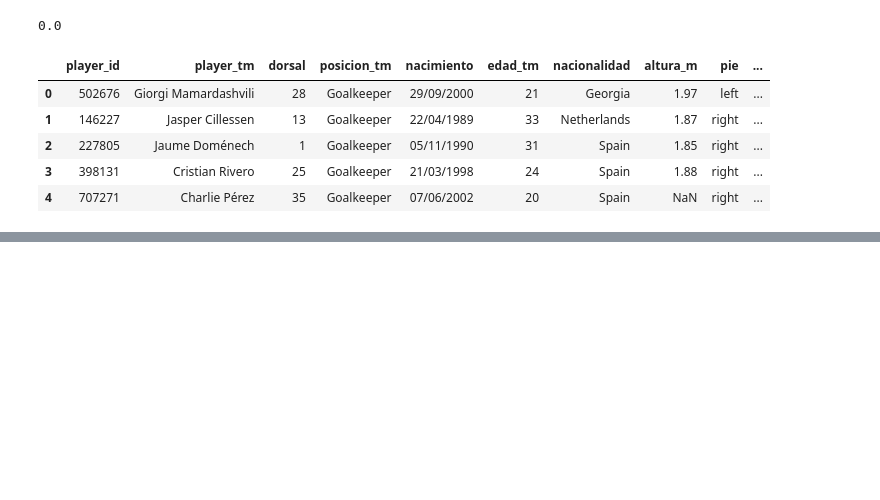
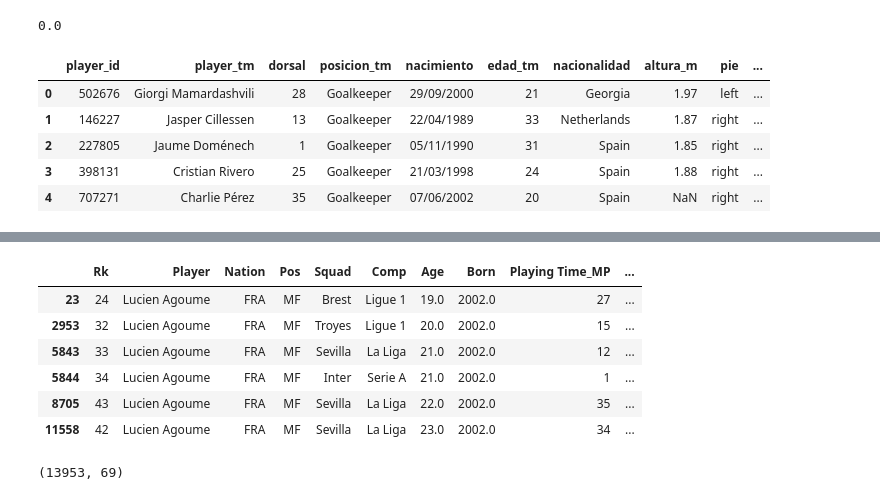
Before and after one commit to DiegoZu28/ScoutIA, a Jupyter notebook: notebooks/01-unificacion.ipynb, the cells around one changed output, grey strips where cells are left out. Saved outputs shown, nothing was run; the diff lists cells and outputs as text; code cells hidden in the pictures; blank space fills up the shorter version.

```diff
--- a/notebooks/01-unificacion.ipynb
+++ b/notebooks/01-unificacion.ipynb
@@ -154,0 +223,4 @@ tm.head()
+# %%
+# --- paso 1: por mapping ---
+fb = fb.merge(mapping_u[['nom','player_id']], on='nom', how='left')
+print('con player_id:', fb['player_id'].notna().mean())
@@ -154,0 +229,10 @@ tm.head()
+# %%
+# --- paso 2: fallback por nombre + año de nacimiento ---
+tmu['anio_nac'] = tmu['nacimiento'].str.split('/').str[-1].astype(float)
+tmu['nom'] = tmu['player_tm'].map(normalizar)
+fallback = tmu.drop_duplicates(subset=['nom','anio_nac'])[['nom','anio_nac','player_id']]
+fallback = fallback.rename(columns={'player_id':'pid_fb'})
+
+fb = fb.merge(fallback, left_on=['nom','Born'], right_on=['nom','anio_nac'], how='left')
+fb['player_id'] = fb['player_id'].fillna(fb['pid_fb'])
+print('tras fallback:', fb['player_id'].notna().mean())
@@ -154,0 +241,7 @@ tm.head()
+# %%
+# --- paso 3: traer el valor ---
+dataset = fb.merge(
+    tmu[['player_id','saison_id','valor_eur','posicion_tm','altura_m','nacimiento','club']],
+    on=['player_id','saison_id'], how='left', validate='many_to_one'
+)
+print('con valor:', dataset['valor_eur'].notna().mean())
@@ -154,0 +250,5 @@ tm.head()
+# %%
+chk = dataset.dropna(subset=['club'])
+coincide = (chk['Squad'].map(normalizar) == chk['club'].map(normalizar))
+print(coincide.mean())
+print(chk.loc[~coincide, ['Player','Squad','club','Season']].head(20))
@@ -154,0 +311,14 @@ tm.head()
+# %%
+chk[chk["Player"] == "Lucien Agoume"]
+# %% [output]
+|  | Rk | Player | Nation | Pos | Squad | Comp | Age | Born | Playing Time_MP | ... |
+| 23 | 24 | Lucien Agoume | FRA | MF | Brest | Ligue 1 | 19.0 | 2002.0 | 27 | ... |
+| 2953 | 32 | Lucien Agoume | FRA | MF | Troyes | Ligue 1 | 20.0 | 2002.0 | 15 | ... |
+| 5843 | 33 | Lucien Agoume | FRA | MF | Sevilla | La Liga | 21.0 | 2002.0 | 12 | ... |
+| 5844 | 34 | Lucien Agoume | FRA | MF | Inter | Serie A | 21.0 | 2002.0 | 1 | ... |
+| 8705 | 43 | Lucien Agoume | FRA | MF | Sevilla | La Liga | 22.0 | 2002.0 | 35 | ... |
+| 11558 | 42 | Lucien Agoume | FRA | MF | Sevilla | La Liga | 23.0 | 2002.0 | 34 | ... |
+# %%
+chk.shape
+# %% [output]
+(13953, 69)
```
Also changed, not shown: parts of 17 cells of this notebook, 2 other files.
